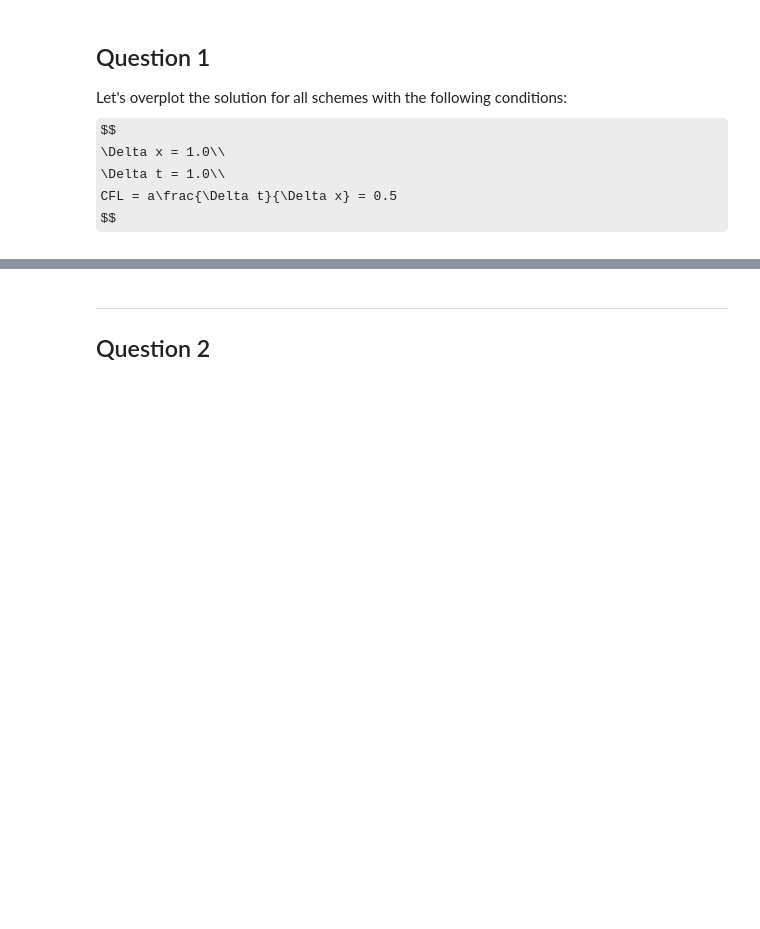
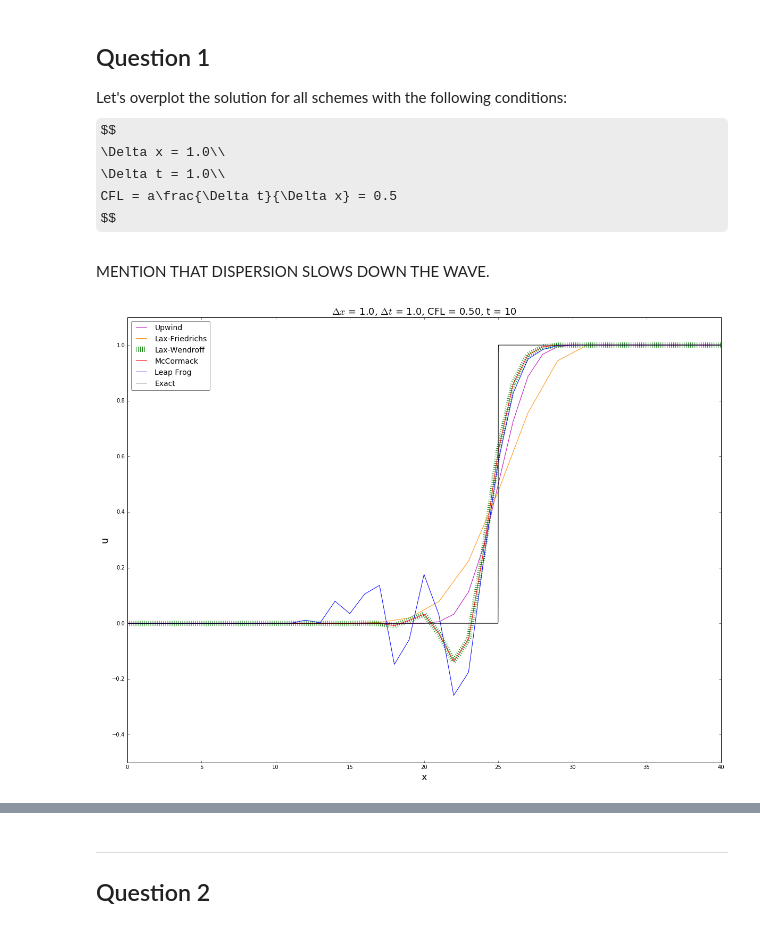
Before and after one commit to selimb/schoolstuff, a Jupyter notebook: mech539/ass1/LinearAdvection.ipynb, the cells around one changed output, grey strips where cells are left out. Cells and saved outputs as stored; diff of their text form; code cells hidden in the pictures; some formulas as TeX source; blank space fills up the shorter version.

```diff
--- a/mech539/ass1/LinearAdvection.ipynb
+++ b/mech539/ass1/LinearAdvection.ipynb
@@ -32,7 +35,11 @@ $$
 \Delta t = 1.0\\
 CFL = a\frac{\Delta t}{\Delta x} = 0.5
 $$
+# %% [markdown]
+MENTION THAT DISPERSION SLOWS DOWN THE WAVE.
 # %%
-LA.q1(dt=1.0, dx=1.0, xlim=(15, 30))
+linear_advection.q1(dt=1.0, dx=1.0, xlim=(0, 40))
 plt.show()
+# %% [output]
+[figure, added]
 # %%
```
Also changed, not shown: parts of 12 cells of this notebook, 1 other file.
